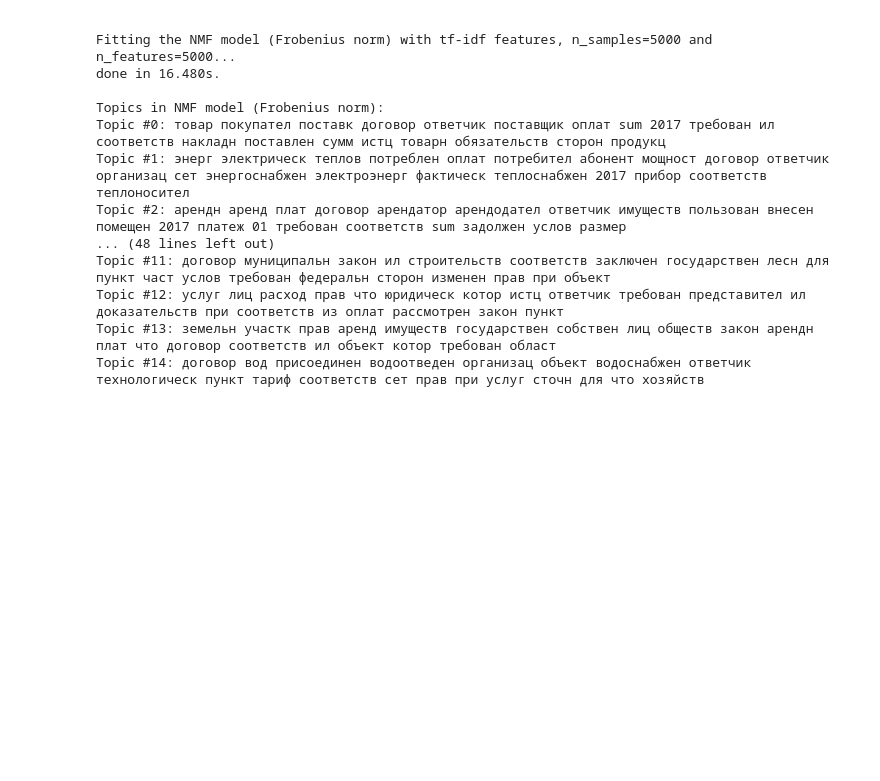
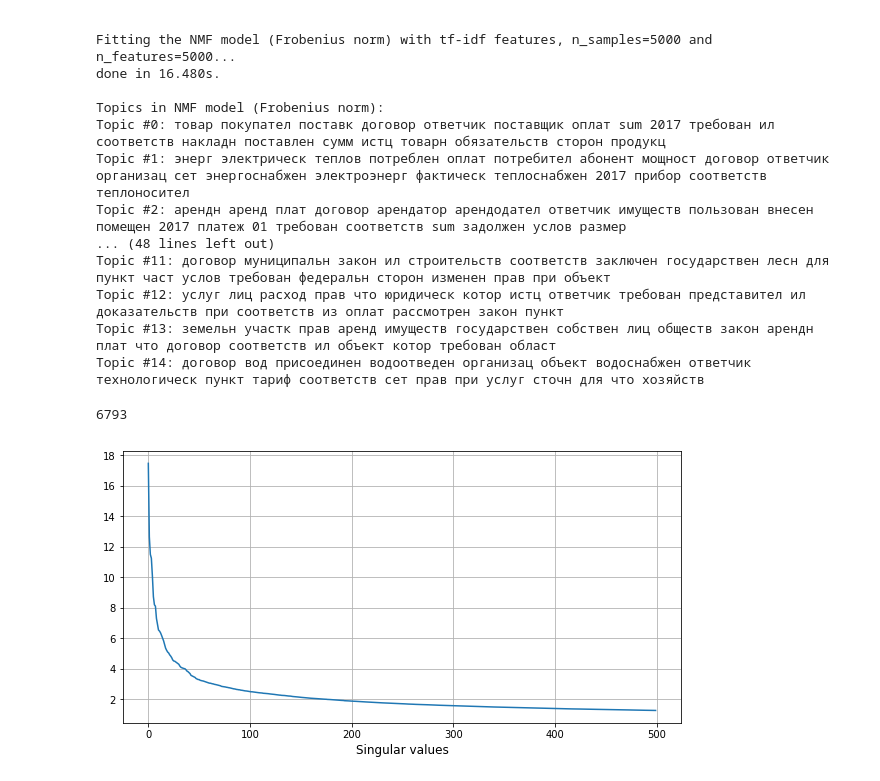
Before and after one commit to aekrylov/itis-thesis-code, a Jupyter notebook: plot_topics_extraction_with_nmf_lda.ipynb, the cells around one changed output. Cells and saved outputs as stored; diff of their text form; code cells hidden in the pictures; blank space fills up the shorter version.

Commit message:
improve text preprocessing, add gensim LSI

```diff
--- a/plot_topics_extraction_with_nmf_lda.ipynb
+++ b/plot_topics_extraction_with_nmf_lda.ipynb
@@ -173,3 +202,33 @@ Topic #11: договор муниципальн закон ил строите
 Topic #12: услуг лиц расход прав что юридическ котор истц ответчик требован представител ил доказательств при соответств из оплат рассмотрен закон пункт
 Topic #13: земельн участк прав аренд имуществ государствен собствен лиц обществ закон арендн плат что договор соответств ил объект котор требован област
 Topic #14: договор вод присоединен водоотведен организац объект водоснабжен ответчик технологическ пункт тариф соответств сет прав при услуг сточн для что хозяйств
+# %%
+from gensim import corpora, models, similarities
+
+analyzer = TfidfVectorizer().build_analyzer()
+texts = [[CACHE[w] for w in analyzer(doc) if w not in STOP_WORDS] for doc in data_samples]
+dictionary = corpora.Dictionary(texts)
+# %%
+dictionary.filter_extremes(no_below=10)
+print(len(dictionary))
+# %% [output]
+6793
+# %%
+corpus = [dictionary.doc2bow(text) for text in texts]
+tfidf = models.TfidfModel(corpus)
+corpus_tfidf = tfidf[corpus]
+# %%
+from gensim import matutils
+import numpy as np
+
+numpy_matrix = matutils.corpus2dense(corpus_tfidf, num_terms=len(dictionary))
+s = np.linalg.svd(numpy_matrix, full_matrices=False, compute_uv=False)
+# %%
+import matplotlib.pyplot as plt
+plt.figure(figsize=(10,5))
+plt.plot(s[:500])
+plt.xlabel('Singular values', fontsize=12)
+plt.grid(True, 'both')
+plt.show()
+# %% [output]
+[figure, added]
```
Also changed, not shown: parts of 5 cells of this notebook, 1 other file.
